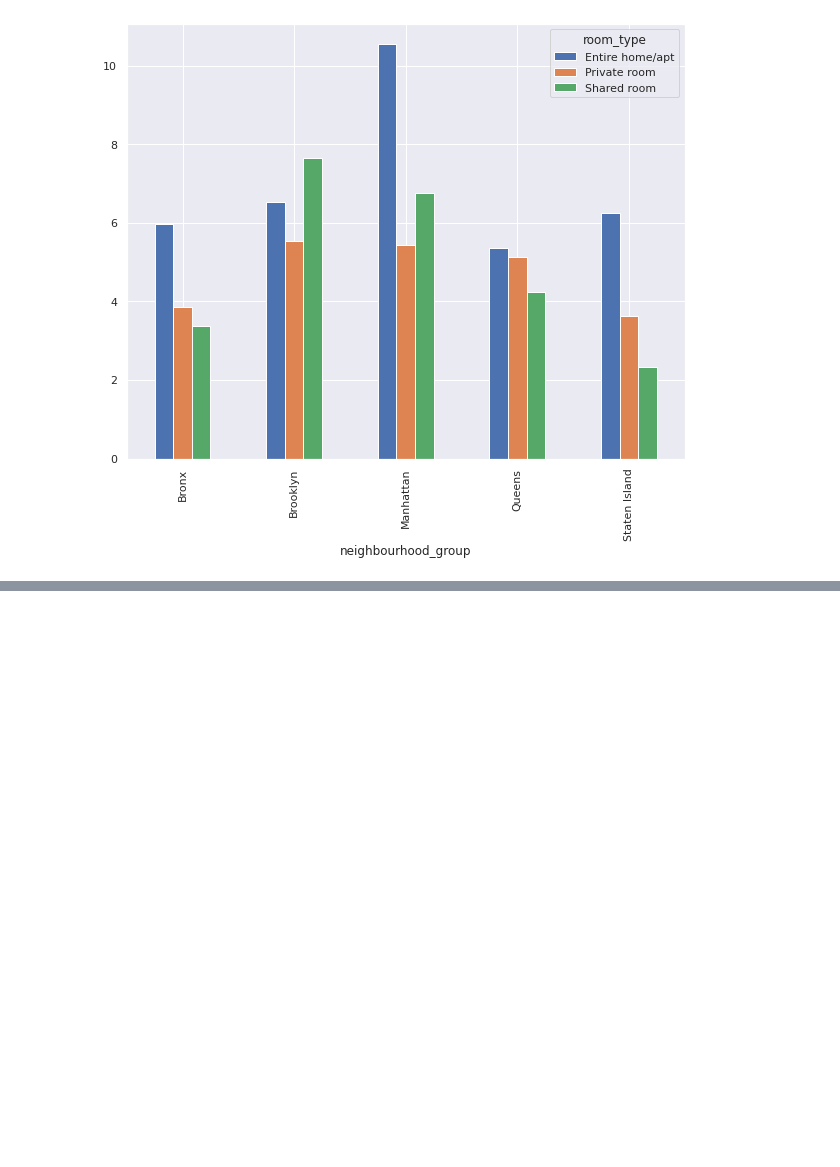
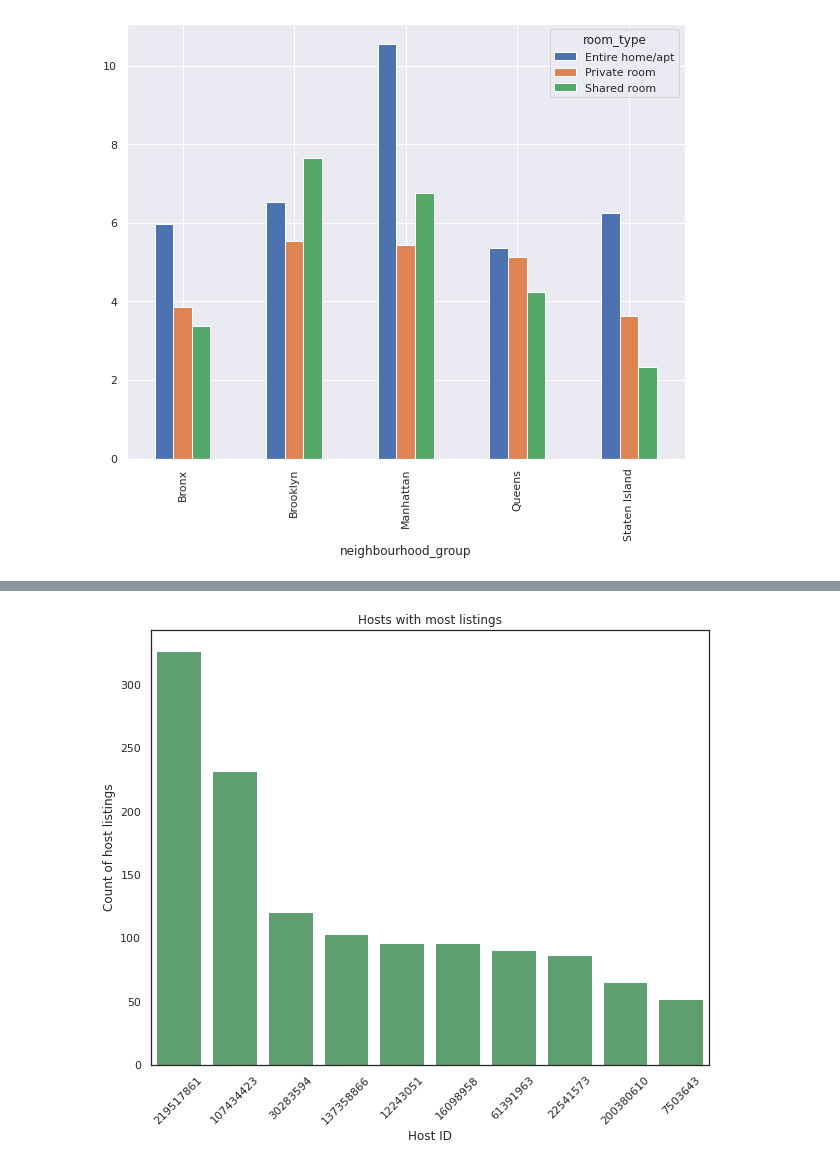
Before and after one commit to dushyantmaharshi/AirBnb-Data-Analysis, a Jupyter notebook: Airbnb_Bookings_Analysis_Capstone_Project_1_.ipynb, the cells around one changed output, grey strips where cells are left out. Cells and saved outputs as stored; diff of their text form; code cells hidden in the pictures; blank space fills up the shorter version.

```diff
--- a/Airbnb_Bookings_Analysis_Capstone_Project_1_.ipynb
+++ b/Airbnb_Bookings_Analysis_Capstone_Project_1_.ipynb
@@ -410,0 +413,4 @@ plt.show()
+# %%
+count_host_id = pd.DataFrame(df['host_id'].value_counts())
+count_host_id = count_host_id.reset_index().rename(columns = {'host_id': 'count', 'index' : 'host_id'})
+count_host_id.head(10)
@@ -410,0 +429,13 @@ plt.show()
+# %%
+# Plotting the bar graph
+data = count_host_id.head(10)
+sns.set(rc={'figure.figsize':(10,8)})
+sns.set_style('white')
+viz_bar = sns.barplot(x= 'host_id', y= 'count', color='g', data=data, order=data.sort_values('count',ascending = False).host_id)
+viz_bar.set_title('Hosts with most listings')
+viz_bar.set_xlabel('Host ID')
+viz_bar.set_ylabel('Count of host listings')
+plt.tick_params(axis='x', rotation=45)
+plt.show()
+# %% [output]
+[figure, added]
```
Also changed, not shown: parts of 14 cells of this notebook.
